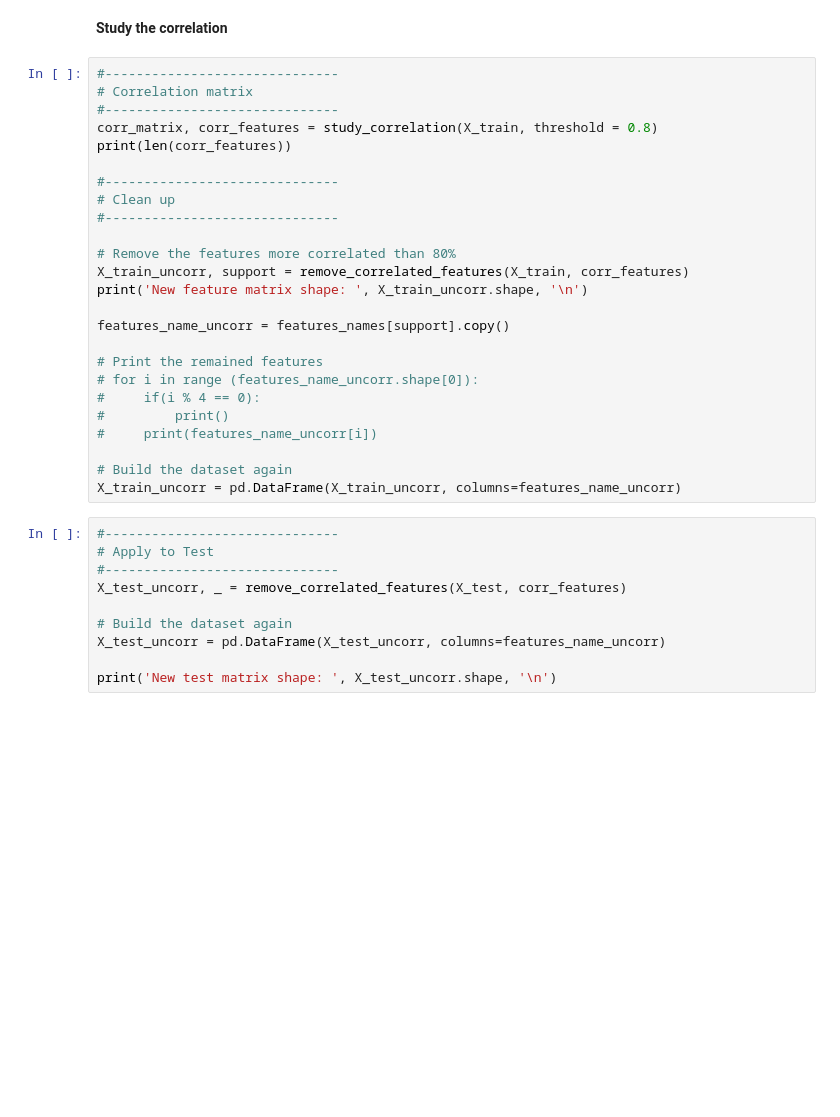
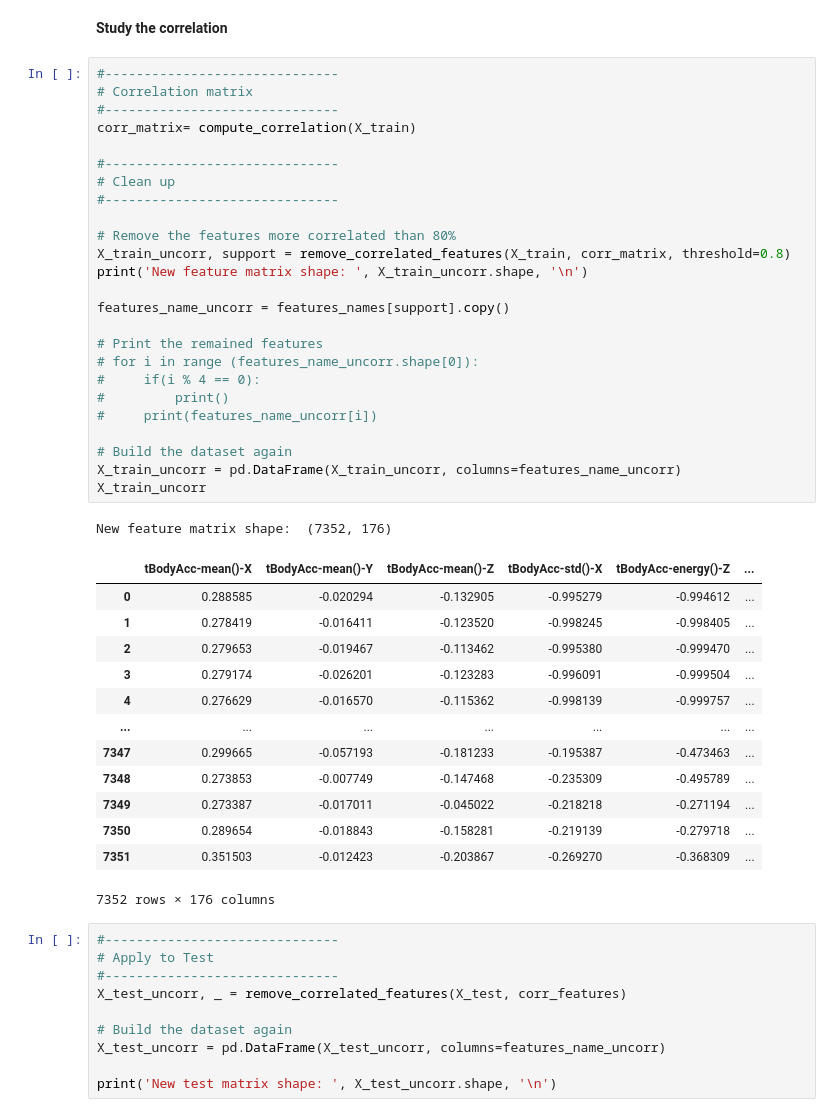
Before and after one commit to calogero-forte/HAR_AI, a Jupyter notebook: exam.ipynb, the cells around one changed output. Drawn from its saved outputs; the diff is of its cells as text; blank space fills up the shorter version.

```diff
--- a/exam.ipynb
+++ b/exam.ipynb
@@ -437,28 +507,43 @@ Var range (min to max): [0.0017, 0.5651]
 # %%
 #------------------------------
 # Correlation matrix
 #------------------------------
-corr_matrix, corr_features = study_correlation(X_train, threshold = 0.8)
-print(len(corr_features))
+corr_matrix= compute_correlation(X_train)
 
 #------------------------------
 # Clean up
 #------------------------------
 
 # Remove the features more correlated than 80%
-X_train_uncorr, support = remove_correlated_features(X_train, corr_features)
+X_train_uncorr, support = remove_correlated_features(X_train, corr_matrix, threshold=0.8)
 print('New feature matrix shape: ', X_train_uncorr.shape, '\n')
 
 features_name_uncorr = features_names[support].copy()
 
 # Print the remained features
 # for i in range (features_name_uncorr.shape[0]):
 #     if(i % 4 == 0):
 #         print()
 #     print(features_name_uncorr[i])
 
 # Build the dataset again
 X_train_uncorr = pd.DataFrame(X_train_uncorr, columns=features_name_uncorr)
+X_train_uncorr
+# %% [output]
+New feature matrix shape:  (7352, 176)
+|  | tBodyAcc-mean()-X | tBodyAcc-mean()-Y | tBodyAcc-mean()-Z | tBodyAcc-std()-X | tBodyAcc-energy()-Z | ... |
+| 0 | 0.288585 | -0.020294 | -0.132905 | -0.995279 | -0.994612 | ... |
+| 1 | 0.278419 | -0.016411 | -0.123520 | -0.998245 | -0.998405 | ... |
+| 2 | 0.279653 | -0.019467 | -0.113462 | -0.995380 | -0.999470 | ... |
+| 3 | 0.279174 | -0.026201 | -0.123283 | -0.996091 | -0.999504 | ... |
+| 4 | 0.276629 | -0.016570 | -0.115362 | -0.998139 | -0.999757 | ... |
+| ... | ... | ... | ... | ... | ... | ... |
+| 7347 | 0.299665 | -0.057193 | -0.181233 | -0.195387 | -0.473463 | ... |
+| 7348 | 0.273853 | -0.007749 | -0.147468 | -0.235309 | -0.495789 | ... |
+| 7349 | 0.273387 | -0.017011 | -0.045022 | -0.218218 | -0.271194 | ... |
+| 7350 | 0.289654 | -0.018843 | -0.158281 | -0.219139 | -0.279718 | ... |
+| 7351 | 0.351503 | -0.012423 | -0.203867 | -0.269270 | -0.368309 | ... |
+7352 rows × 176 columns
 # %%
 #------------------------------
 # Apply to Test
```
Also changed, not shown: parts of 6 cells of this notebook, 14 other files.
